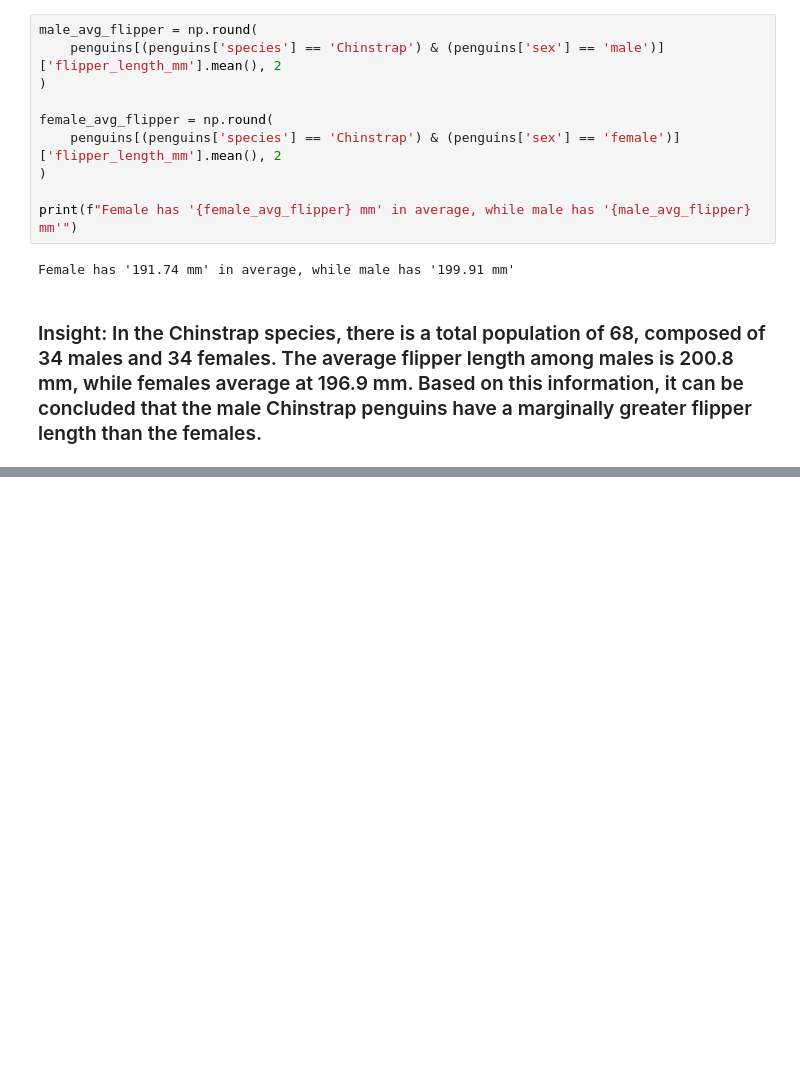
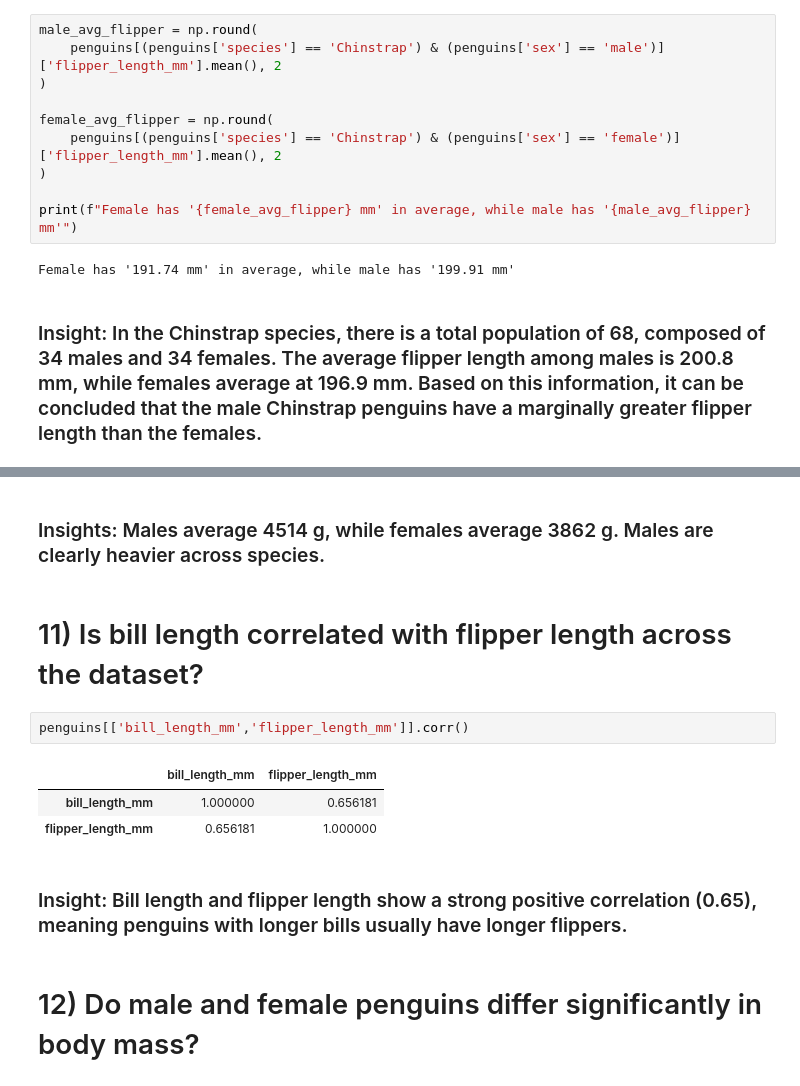
Before and after one commit to CoedydelaCruz/ELEC303-DataAnalytics, a Jupyter notebook: ACTIVITY1.ipynb, the cells around one changed output, grey strips where cells are left out. Drawn from its saved outputs; the diff is of its cells as text; blank space fills up the shorter version.

```diff
--- a/ACTIVITY1.ipynb
+++ b/ACTIVITY1.ipynb
@@ -399,0 +455,14 @@ Based on this information, it can be concluded that the male Chinstrap penguins
+# %% [markdown]
+<h3>Insights: Males average 4514 g, while females average 3862 g. Males are clearly heavier across species.</h3>
+# %% [markdown]
+<h1>11) Is bill length correlated with flipper length across the dataset?</h1>
+# %%
+penguins[['bill_length_mm','flipper_length_mm']].corr()
+# %% [output]
+|  | bill_length_mm | flipper_length_mm |
+| bill_length_mm | 1.000000 | 0.656181 |
+| flipper_length_mm | 0.656181 | 1.000000 |
+# %% [markdown]
+<h3>Insight: Bill length and flipper length show a strong positive correlation (0.65), meaning penguins with longer bills usually have longer flippers.</h3>
+# %% [markdown]
+<h1>12) Do male and female penguins differ significantly in body mass?</h1>
```
Also changed, not shown: parts of 16 cells of this notebook.
